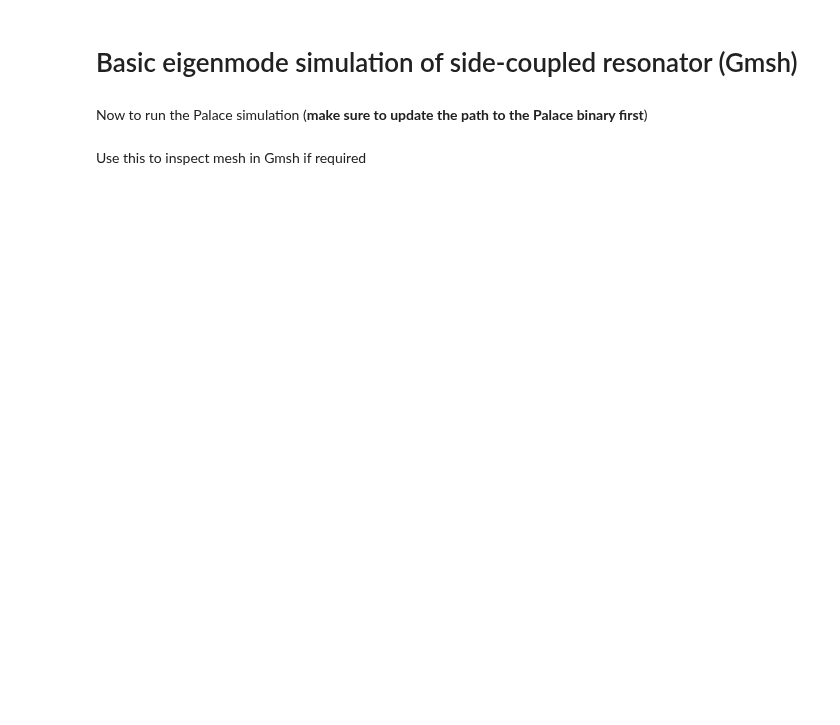
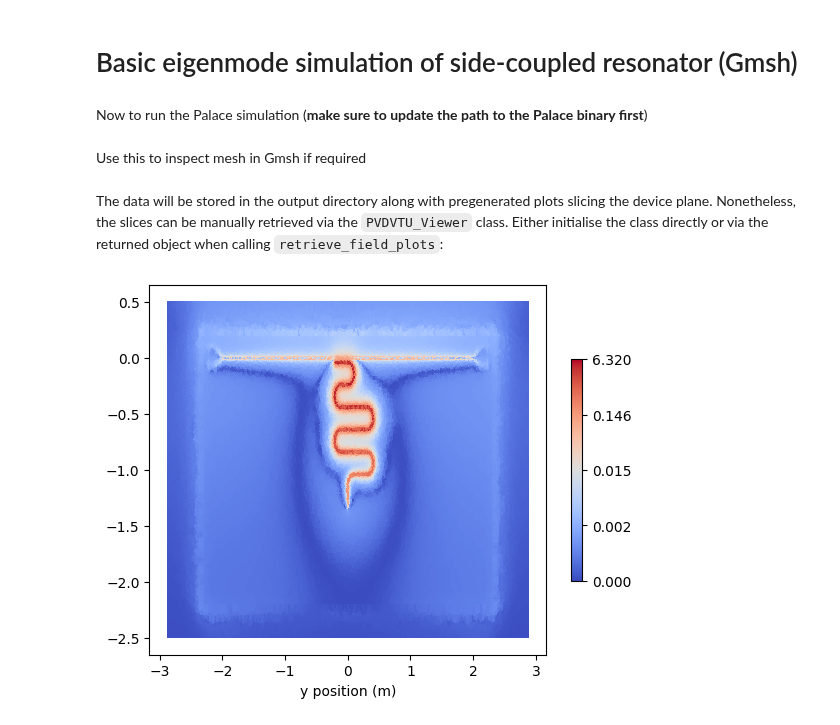
Before and after one commit to sqdlab/SQDMetal, a Jupyter notebook: docs/User/WorkedExamples/Palace_Eigenmode_Res_Gmsh.ipynb, the cells around one changed output. Saved outputs shown, nothing was run; the diff lists cells and outputs as text; code cells hidden in the pictures; blank space fills up the shorter version.

Commit message:
Updated worked example and field-retrieval functionality in Eigenmode simulations.

```diff
--- a/docs/User/WorkedExamples/Palace_Eigenmode_Res_Gmsh.ipynb
+++ b/docs/User/WorkedExamples/Palace_Eigenmode_Res_Gmsh.ipynb
@@ -150,3 +150,12 @@ import gmsh
 gmsh.initialize()
 gmsh.model.add('palace')
 gmsh.fltk.run()
+# %% [markdown]
+The data will be stored in the output directory along with pregenerated plots slicing the device plane. Nonetheless, the slices can be manually retrieved via the `PVDVTU_Viewer` class. Either initialise the class directly or via the returned object when calling `retrieve_field_plots`:
+# %%
+%matplotlib inline
+pvdtu = eigen_sim.retrieve_field_plots()
+leSlice = pvdtu.get_data_slice(0)
+leSlice.plot(np.linalg.norm(leSlice.get_data('E_real'), axis=1), 'coolwarm', True);
+# %% [output]
+[figure, added]
```
Also changed, not shown: 1 other file.
